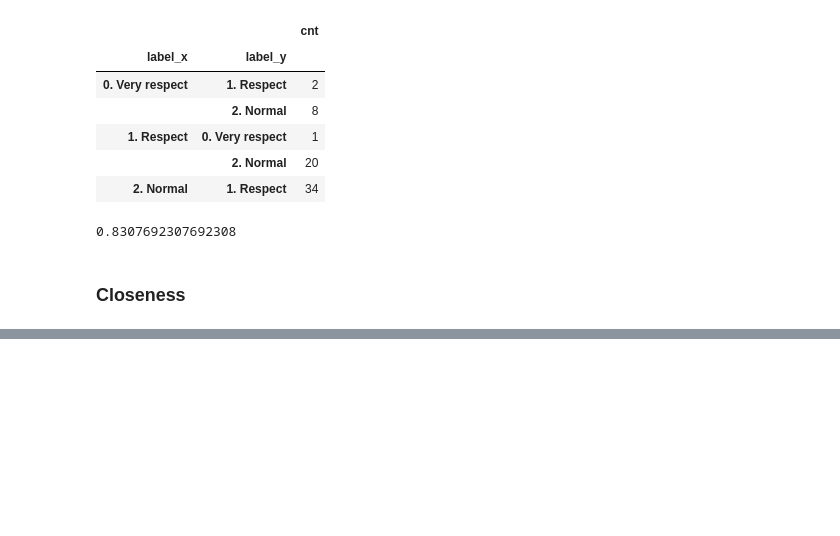
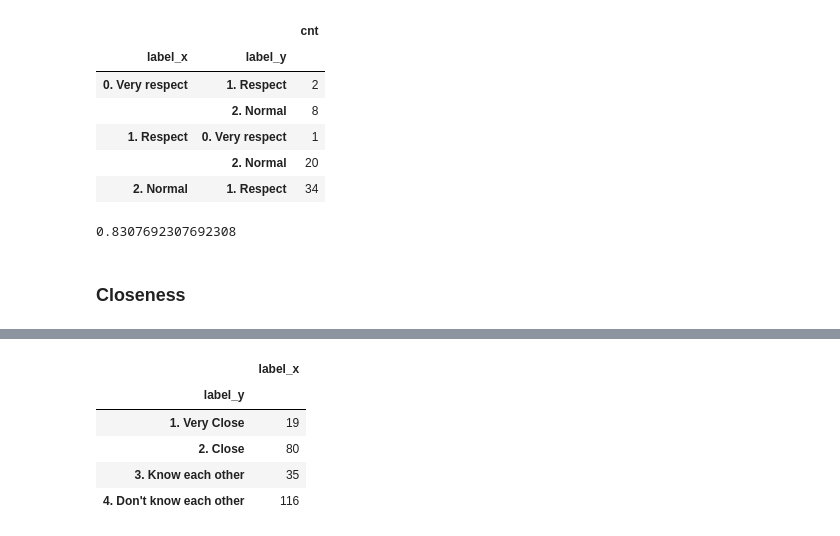
Before and after one commit to chameleonTK/conversations, a Jupyter notebook: Task1/Step1 Download Data.ipynb, the cells around one changed output, grey strips where cells are left out. Saved outputs shown, nothing was run; the diff lists cells and outputs as text; code cells hidden in the pictures; blank space fills up the shorter version.

```diff
--- a/Task1/Step1 Download Data.ipynb
+++ b/Task1/Step1 Download Data.ipynb
@@ -487,0 +499,9 @@ cal_agreement(df, categories)
+# %%
+df.groupby("label_y").count()
+# %% [output]
+|  | label_x |
+| label_y |  |
+| 1. Very Close | 19 |
+| 2. Close | 80 |
+| 3. Know each other | 35 |
+| 4. Don't know each other | 116 |
```
Also changed, not shown: parts of 8 cells of this notebook, 7 other files.
